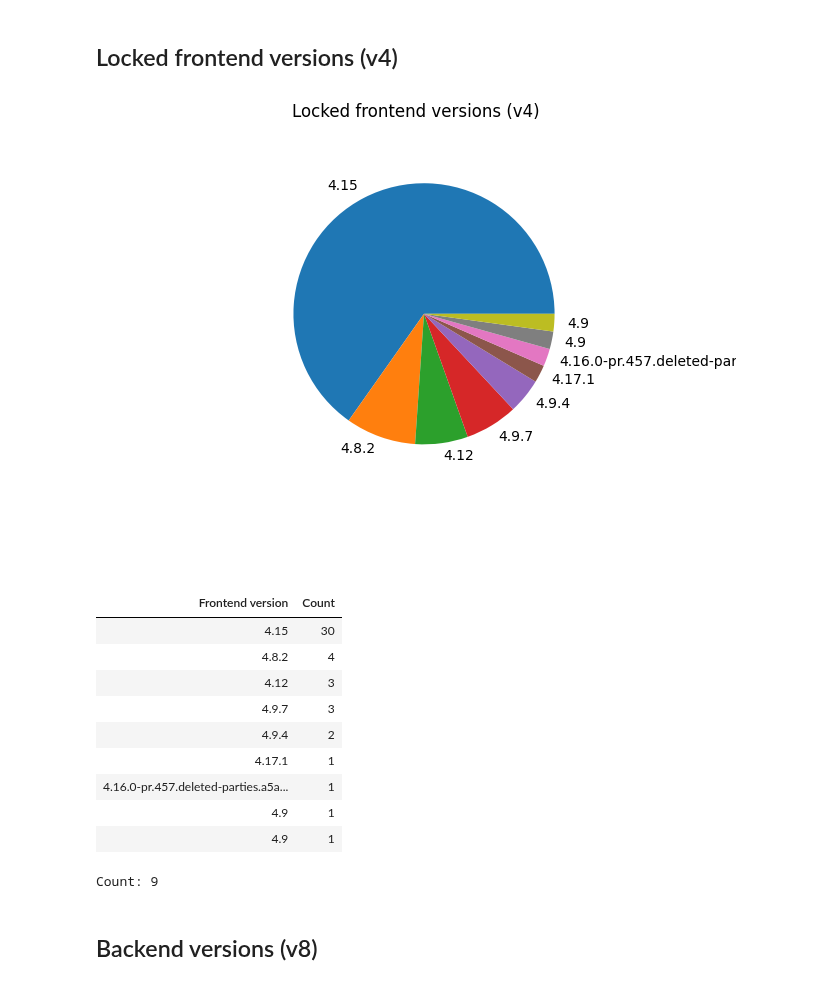
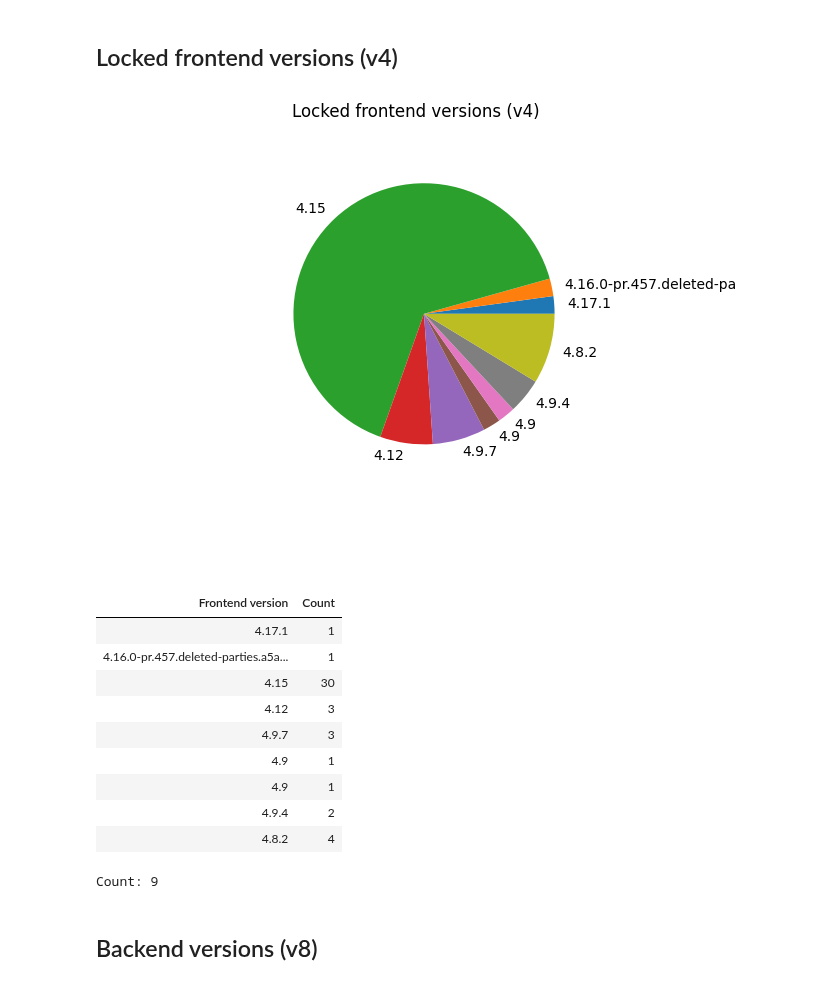
Before and after one commit to bjosttveit/altinn-app-insight, a Jupyter notebook: notebooks/version.ipynb, the cells around one changed output. Cells and saved outputs as stored; diff of their text form; code cells hidden in the pictures.

Commit message:
fix preview ordering

```diff
--- a/notebooks/version.ipynb
+++ b/notebooks/version.ipynb
@@ -27,25 +27,25 @@ Count: 3
 # %%
 with Apps.init() as apps:
     frontend_versions = (
         apps.where(lambda app: app.env == "prod" and app.frontend_version.major == 4 and app.frontend_version != "4")
         .group_by({"Frontend version": lambda app: app.frontend_version})
         .select({"Count": lambda apps: apps.length})
-        .order_by(lambda apps: (apps.length, apps["Frontend version"]), reverse=True)
+        .order_by(lambda apps: (apps["Frontend version"]), reverse=True)
     )
     frontend_versions.pie(title="Locked frontend versions (v4)", x="Frontend version", y="Count")
     frontend_versions.table()
 # %% [output]
-[figure, old version]
+[figure, new version]
 | Frontend version | Count |
+| 4.17.1 | 1 |
+| 4.16.0-pr.457.deleted-parties.a5a... | 1 |
 | 4.15 | 30 |
-| 4.8.2 | 4 |
 | 4.12 | 3 |
 | 4.9.7 | 3 |
-| 4.9.4 | 2 |
-| 4.17.1 | 1 |
-| 4.16.0-pr.457.deleted-parties.a5a... | 1 |
 | 4.9 | 1 |
 | 4.9 | 1 |
+| 4.9.4 | 2 |
+| 4.8.2 | 4 |
 Count: 9
 # %% [markdown]
 ## Backend versions (v8)
```
Also changed, not shown: parts of 1 cell of this notebook, 1 other file.
